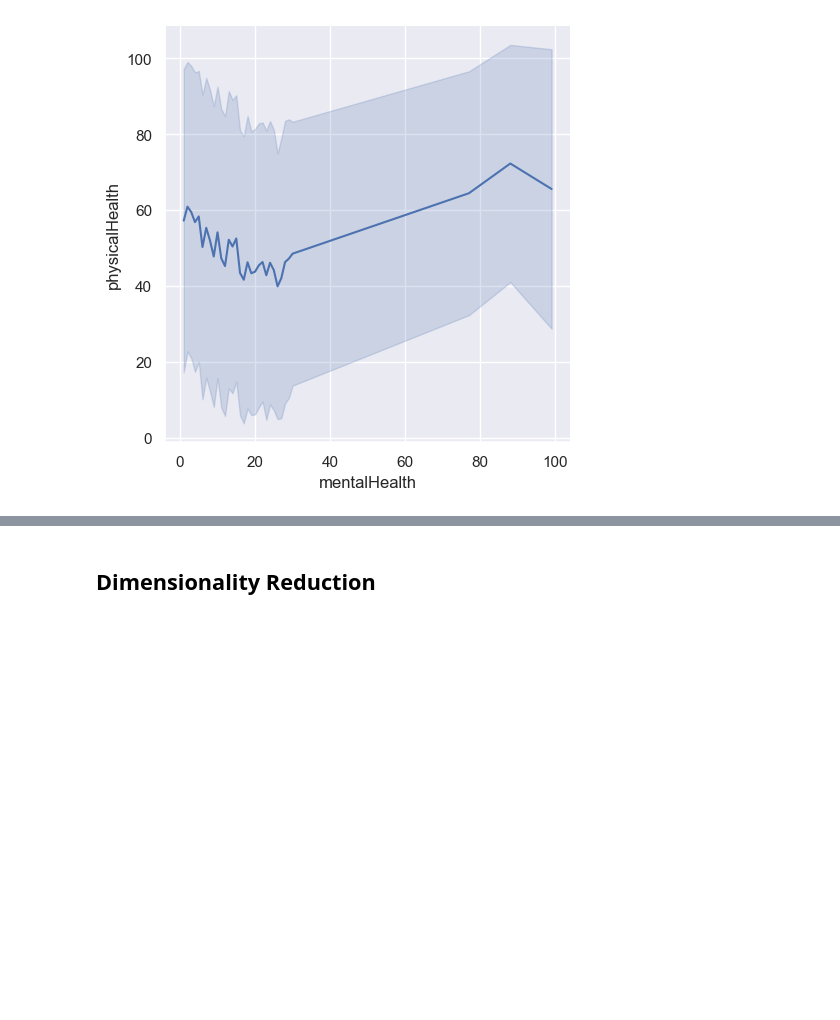
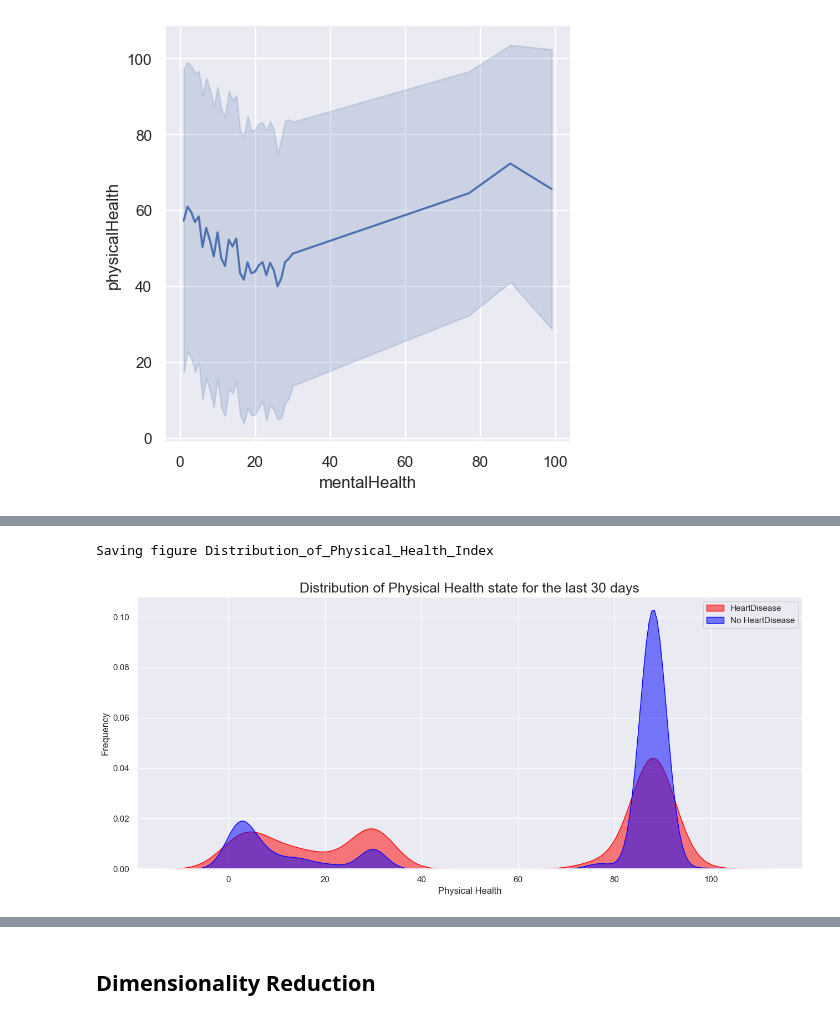
Before and after one commit to Suhyrhasan/Risk-Prediction-For-Heart-Disease, a Jupyter notebook: DatasetAfterPreprocessing.ipynb, the cells around one changed output, grey strips where cells are left out. Saved outputs shown, nothing was run; the diff lists cells and outputs as text; code cells hidden in the pictures; blank space fills up the shorter version.

```diff
--- a/DatasetAfterPreprocessing.ipynb
+++ b/DatasetAfterPreprocessing.ipynb
@@ -276,0 +289,14 @@ Saving figure line_plot
+# %%
+fig, ax = plt.subplots(figsize = (13,6))
+sns.kdeplot(heartDisease[heartDisease["heartDisease"]==1]["physicalHealth"], alpha=0.5,fill=True, color="red", label="HeartDisease", ax = ax)
+sns.kdeplot(heartDisease[heartDisease["heartDisease"]==2]["physicalHealth"], alpha=0.5,fill=True, color="blue", label="No HeartDisease", ax = ax)
+plt.title('Distribution of Physical Health state for the last 30 days', fontsize = 18)
+
+ax.set_xlabel("Physical Health")
+ax.set_ylabel("Frequency")
+ax.legend();
+save_fig("Distribution_of_Physical_Health_Index")
+plt.show()
+# %% [output]
+Saving figure Distribution_of_Physical_Health_Index
+[figure, added]
```
Also changed, not shown: parts of 5 cells of this notebook, 3 other files.
